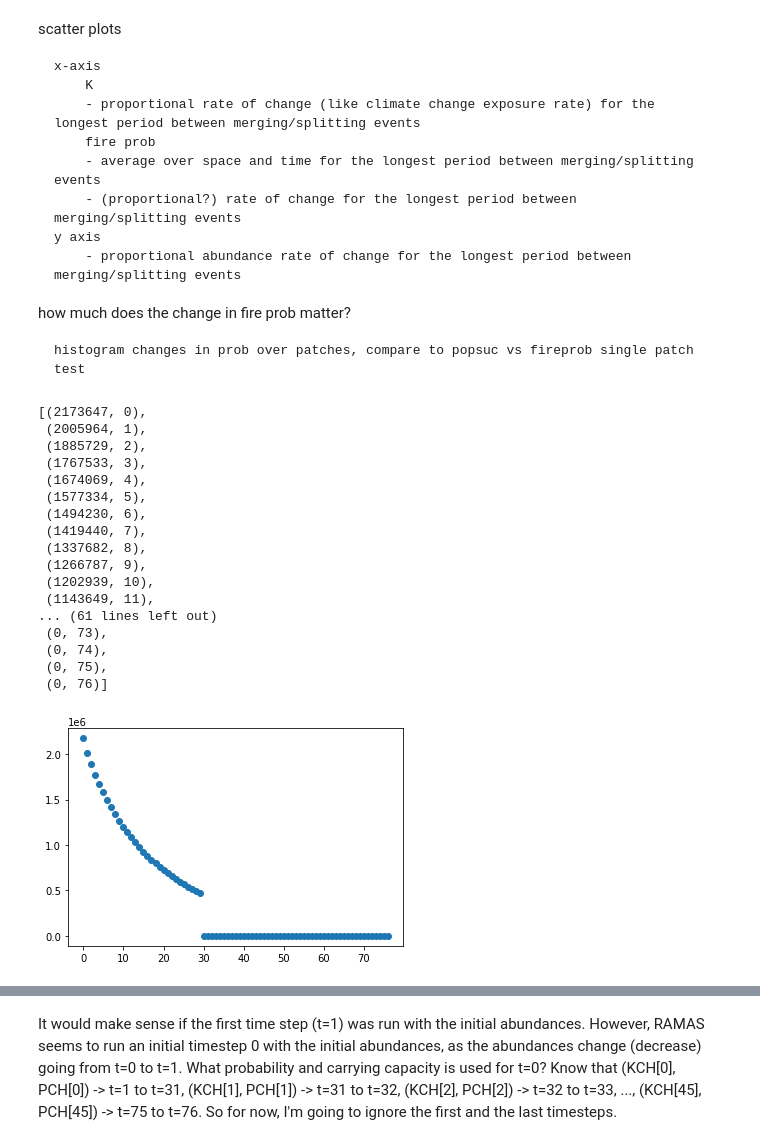
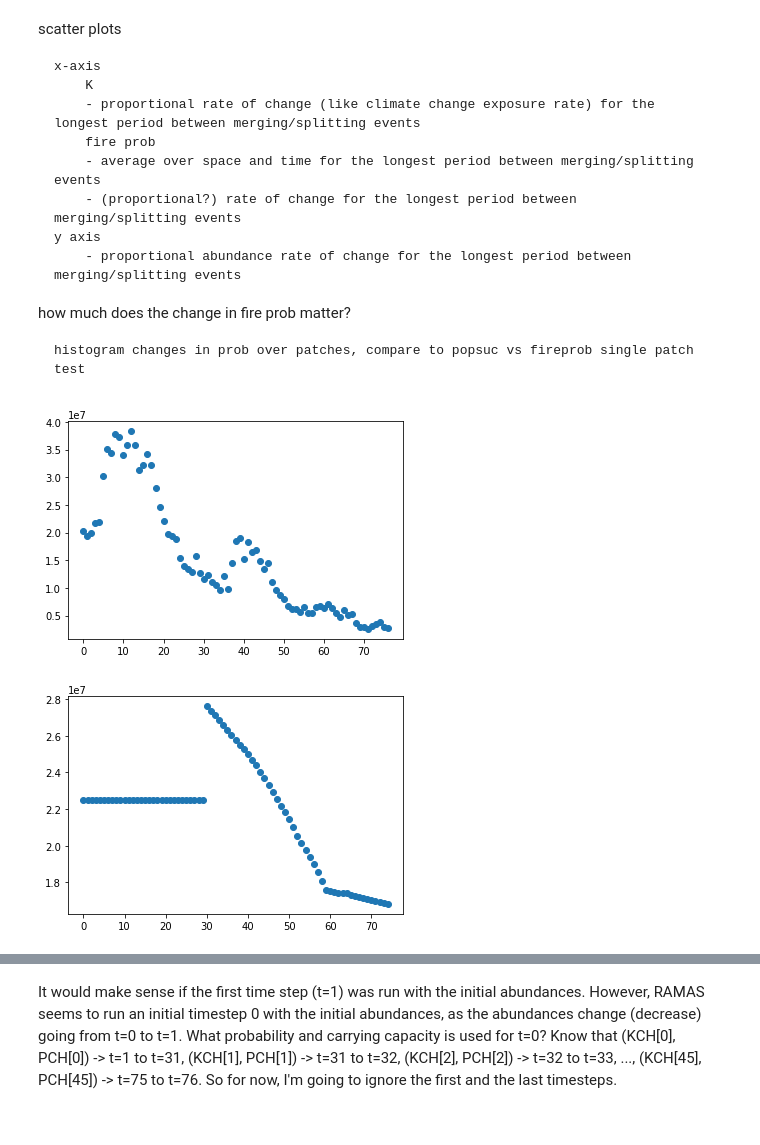
Before and after one commit to patricklawton/TecateCypress, a Jupyter notebook: analysis.ipynb, the cells around one changed output, grey strips where cells are left out. Saved outputs shown, nothing was run; the diff lists cells and outputs as text; code cells hidden in the pictures.

```diff
--- a/analysis.ipynb
+++ b/analysis.ipynb
@@ -39,29 +39,15 @@ how much does the change in fire prob matter?
 
     histogram changes in prob over patches, compare to popsuc vs fireprob single patch test
 # %%
-run = open_run(0)
-pop = 'pop4'
+run = open_run(74)
+pop = 'pop14'
 with h5py.File(os.path.join(run.run_dir, 'results.h5'), 'r') as res:
     ab = np.array(res['mean'][pop])
     Ks = np.array(res['K'][pop])
+plt.scatter(range(len(ab)), ab)#; [(a, t) for a, t in zip(ab, range(len(ab)))]
+plt.show()
+plt.scatter(range(len(Ks)), Ks)#; [(K, t) for K, t in zip(Ks, range(len(Ks)))]
+plt.show()
+# %% [output]
+[figure, added]
+[figure, added]
-# %%
-plt.scatter(range(len(ab)), ab); [(a, t) for a, t in zip(ab, range(len(ab)))]
-# %% [output]
-[(2173647, 0),
- (2005964, 1),
- (1885729, 2),
- (1767533, 3),
- (1674069, 4),
- (1577334, 5),
- (1494230, 6),
- (1419440, 7),
- (1337682, 8),
- (1266787, 9),
- (1202939, 10),
- (1143649, 11),
-... (61 lines left out)
- (0, 73),
- (0, 74),
- (0, 75),
- (0, 76)]
-[figure, removed]
```
Also changed, not shown: parts of 15 cells of this notebook, 5 other files.
